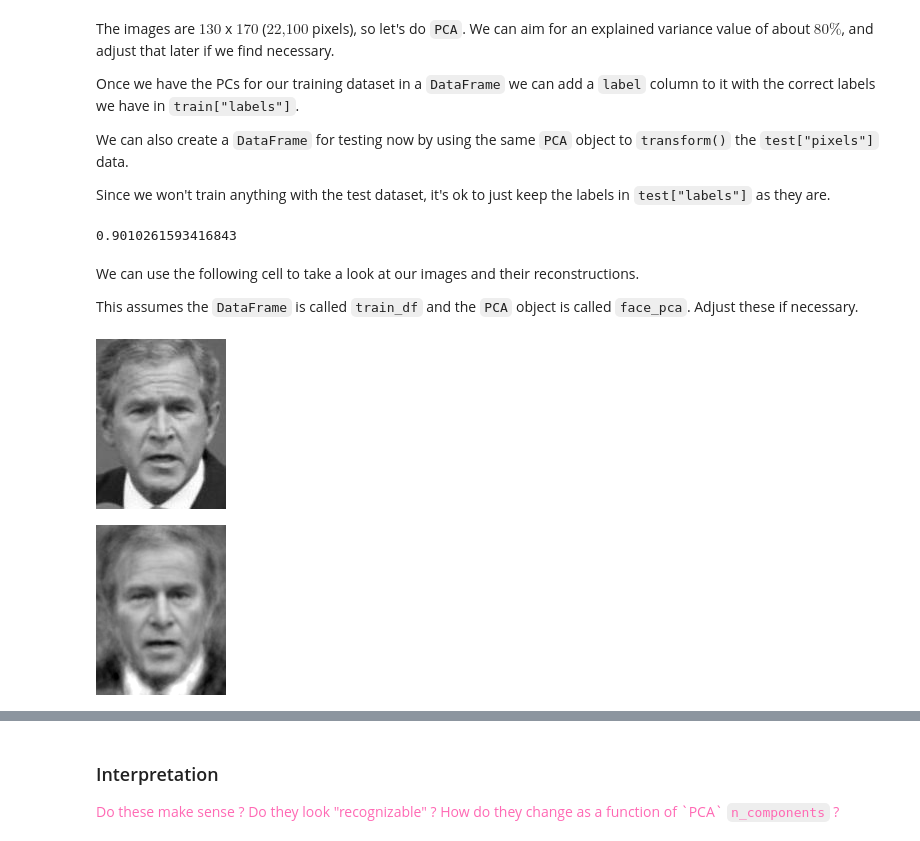
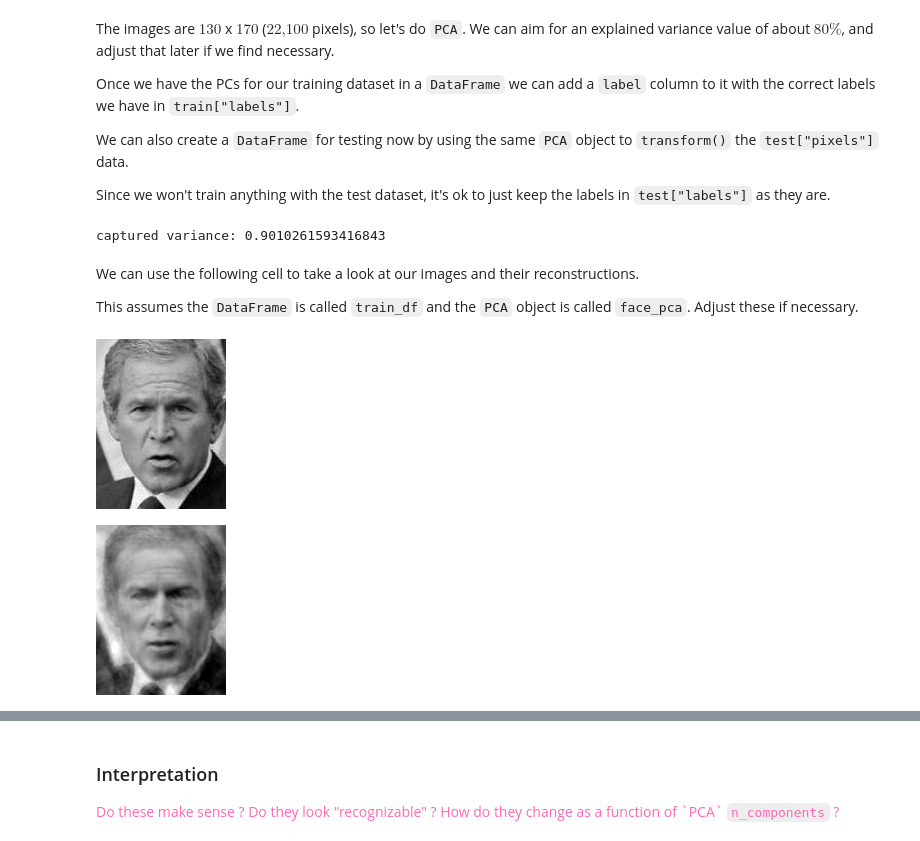
Before and after one commit to dhruvkorasala100/HW11, a Jupyter notebook: Homework11.ipynb, the cells around one changed output, grey strips where cells are left out. Saved outputs shown, nothing was run; the diff lists cells and outputs as text; code cells hidden in the pictures.

```diff
--- a/Homework11.ipynb
+++ b/Homework11.ipynb
@@ -149,13 +149,13 @@ Since we won't train anything with the test dataset, it's ok to just keep the la
 face_pca = PCA(n_components=0.9).set_output(transform="pandas")
 train_df = face_pca.fit_transform(train["pixels"])
 # TODO: check PCA captured variance
-print(sum(face_pca.explained_variance_ratio_))
+print("captured variance:", sum(face_pca.explained_variance_ratio_))
 # TODO: prepare DataFrame for training (add label column)
 train_df["label"] = train["labels"]
 # TODO: create the test DataFrame by running PCA on the test data
 test_df = face_pca.transform(test["pixels"])
 # %% [output]
-0.9010261593416843
+captured variance: 0.9010261593416843
 # %% [markdown]
 We can use the following cell to take a look at our images and their reconstructions.
 
@@ -163,14 +163,14 @@ This assumes the `DataFrame` is called `train_df` and the `PCA` object is called
 # %%
 train_size = len(train["labels"])
 ridx = randrange(0, train_size)
 
-# reconstruct image
-pca_pixels = face_pca.inverse_transform(train_df.iloc[[ridx]].drop(columns=["label"]))
-
+pca_pixels = face_pca.inverse_transform(
+    train_df.iloc[[ridx]].drop(columns=["label"])
+)
 display(make_image(train["pixels"][ridx], width=LFWUtils.IMAGE_SIZE[0]))
 display(make_image(pca_pixels, width=LFWUtils.IMAGE_SIZE[0]))
 # %% [output]
-[figure, old version]
+[figure, new version]
-[figure, old version]
+[figure, new version]
 # %%
 # filter the DataFrame by our label
```
Also changed, not shown: parts of 1 cell of this notebook, 1 other file.
